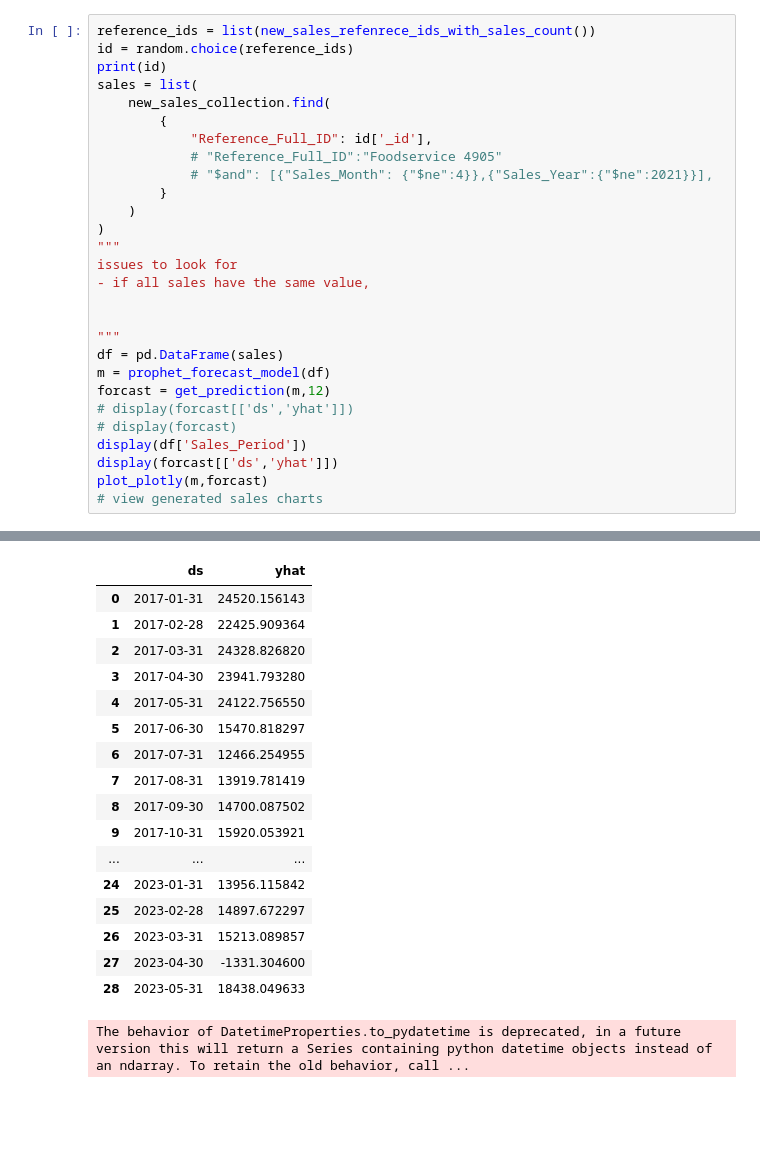
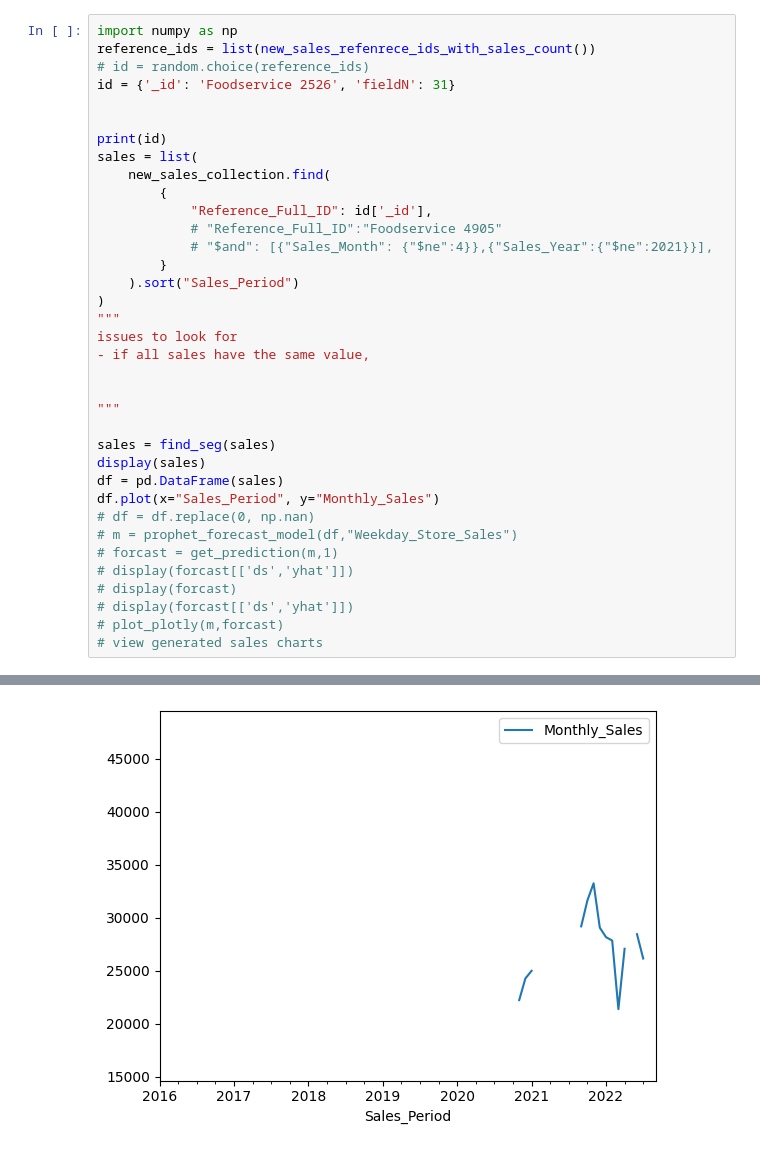
Before and after one commit to MahmoudAlawdh/newSalesGeneration, a Jupyter notebook: main.ipynb, the cells around one changed output, grey strips where cells are left out. Saved outputs shown, nothing was run; the diff lists cells and outputs as text; blank space fills up the shorter version.

```diff
--- a/main.ipynb
+++ b/main.ipynb
@@ -28,6 +48,10 @@ def get_prediction(model: Prophet, number_of_months):
 # %%
+import numpy as np
 reference_ids = list(new_sales_refenrece_ids_with_sales_count())
-id = random.choice(reference_ids)
+# id = random.choice(reference_ids)
+id = {'_id': 'Foodservice 2526', 'fieldN': 31}
+
+
 print(id)
 sales = list(
     new_sales_collection.find(
@@ -36,7 +60,7 @@ sales = list(
             # "Reference_Full_ID":"Foodservice 4905"
             # "$and": [{"Sales_Month": {"$ne":4}},{"Sales_Year":{"$ne":2021}}],
         }
-    )
+    ).sort("Sales_Period")
 )
 """
 issues to look for
@@ -44,13 +68,17 @@ issues to look for
 
 
 """
+
+sales = find_seg(sales)
+display(sales)
 df = pd.DataFrame(sales)
-m = prophet_forecast_model(df)
-forcast = get_prediction(m,12)
+df.plot(x="Sales_Period", y="Monthly_Sales")
+# df = df.replace(0, np.nan)
+# m = prophet_forecast_model(df,"Weekday_Store_Sales")
+# forcast = get_prediction(m,1)
 # display(forcast[['ds','yhat']])
 # display(forcast)
-display(df['Sales_Period'])
-display(forcast[['ds','yhat']])
-plot_plotly(m,forcast)
+# display(forcast[['ds','yhat']])
+# plot_plotly(m,forcast)
 # view generated sales charts
 # %% [output]
@@ -72,18 +120 @@ Name: Sales_Period, Length: 93, dtype: datetime64[ns]
-|  | ds | yhat |
-| 0 | 2017-01-31 | 24520.156143 |
-| 1 | 2017-02-28 | 22425.909364 |
-| 2 | 2017-03-31 | 24328.826820 |
-| 3 | 2017-04-30 | 23941.793280 |
-| 4 | 2017-05-31 | 24122.756550 |
-| 5 | 2017-06-30 | 15470.818297 |
-| 6 | 2017-07-31 | 12466.254955 |
-| 7 | 2017-08-31 | 13919.781419 |
-| 8 | 2017-09-30 | 14700.087502 |
-| 9 | 2017-10-31 | 15920.053921 |
-| ... | ... | ... |
-| 24 | 2023-01-31 | 13956.115842 |
-| 25 | 2023-02-28 | 14897.672297 |
-| 26 | 2023-03-31 | 15213.089857 |
-| 27 | 2023-04-30 | -1331.304600 |
-| 28 | 2023-05-31 | 18438.049633 |
-The behavior of DatetimeProperties.to_pydatetime is deprecated, in a future version this will return a Series containing python datetime objects instead of an ndarray. To retain the old behavior, call ...
+[figure, added]
```
Also changed, not shown: parts of 5 cells of this notebook, 5 other files.
